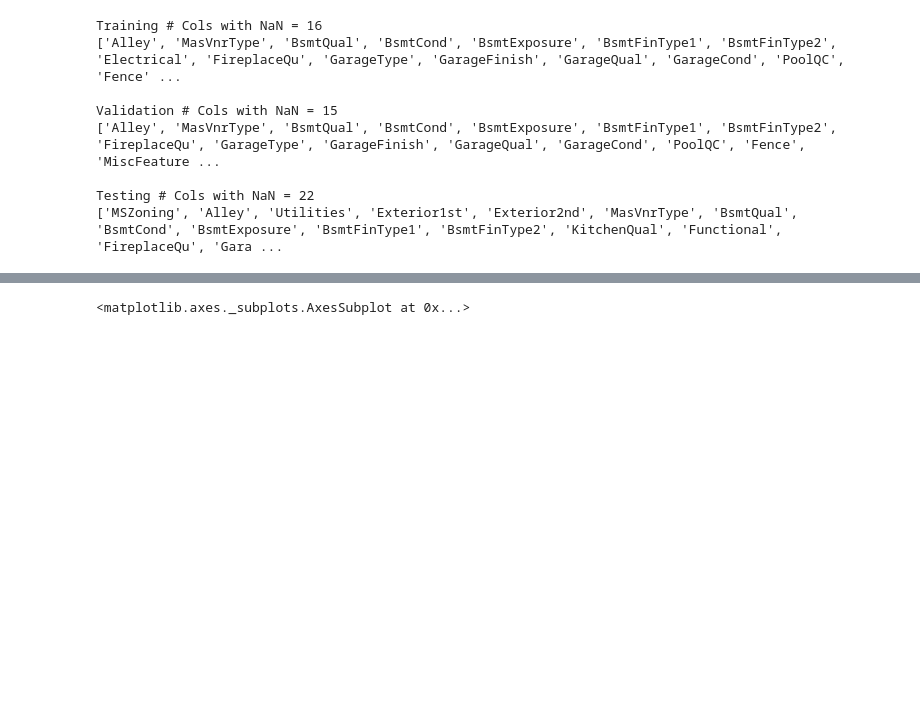
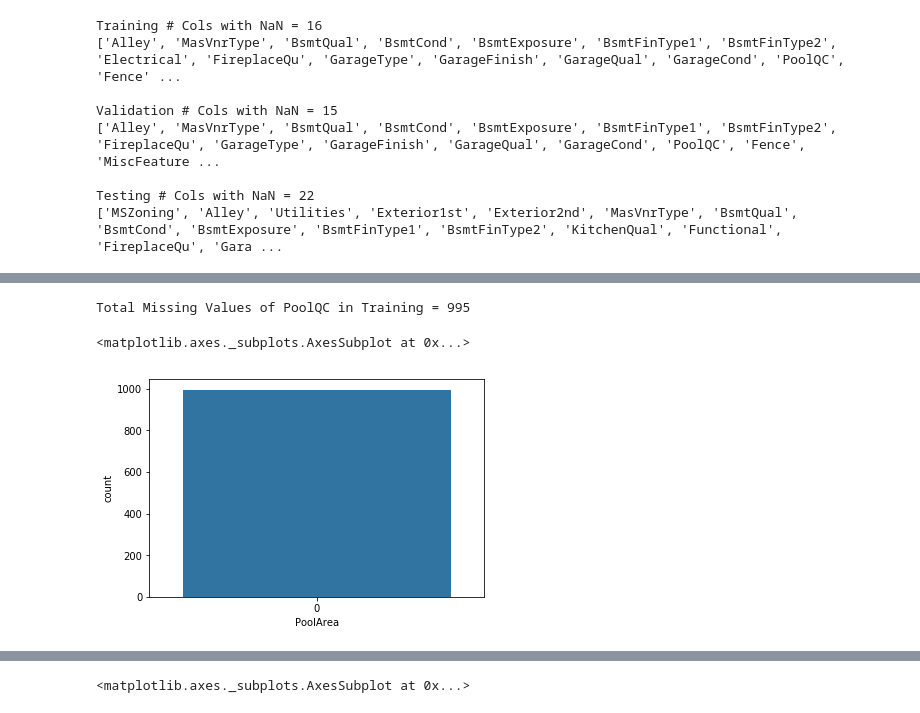
Before and after one commit to Wilson2214/HousePrice-MLClass, a Jupyter notebook: House Prices - Initial Linear Regression.ipynb, the cells around one changed output, grey strips where cells are left out. Cells and saved outputs as stored; diff of their text form; code cells hidden in the pictures; blank space fills up the shorter version.

```diff
--- a/House Prices - Initial Linear Regression.ipynb
+++ b/House Prices - Initial Linear Regression.ipynb
@@ -307,0 +427,20 @@ Testing # Cols with NaN = 22
+# %%
+# As shown above, all missing fireplace quality values have 0 fireplaces
+
+train['FireplaceQu'] = train['FireplaceQu'].fillna('NoFire')
+valid['FireplaceQu'] = valid['FireplaceQu'].fillna('NoFire')
+test['FireplaceQu'] = test['FireplaceQu'].fillna('NoFire')
+# %%
+# 'PoolQC'
+
+out8 = cat_train['PoolQC'].isna().sum()
+
+print('Total Missing Values of PoolQC in Training =', out8)
+
+pool = train[cat_train['PoolQC'].isna()]
+
+sns.countplot(x='PoolArea', data=pool)
+# %% [output]
+Total Missing Values of PoolQC in Training = 995
+<matplotlib.axes._subplots.AxesSubplot at 0x...>
+[figure, added]
```
Also changed, not shown: parts of 17 cells of this notebook.
